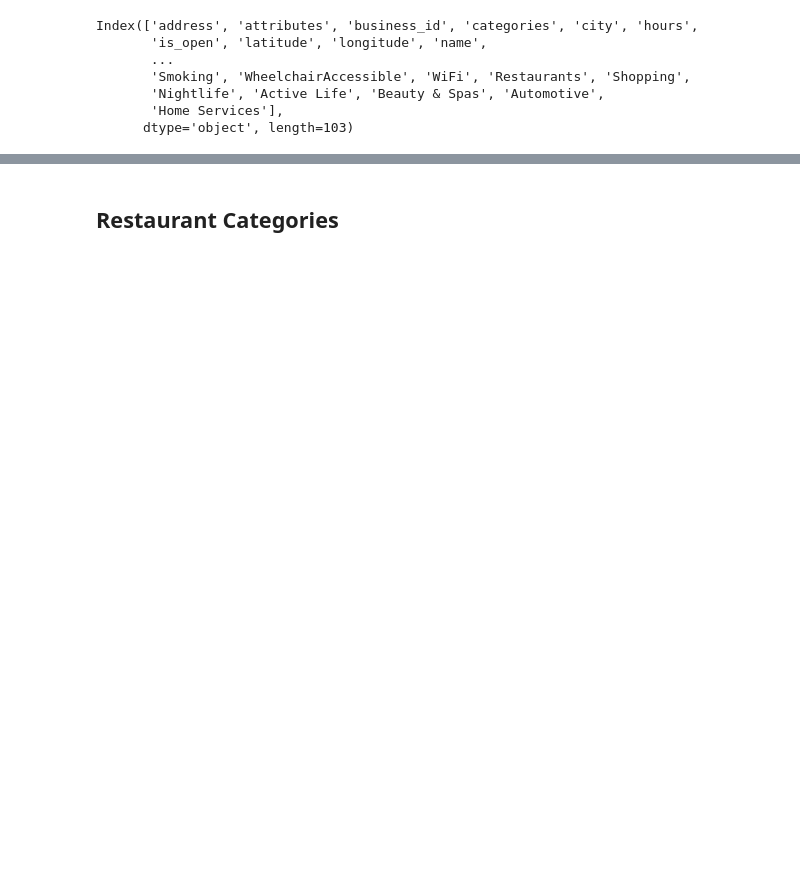
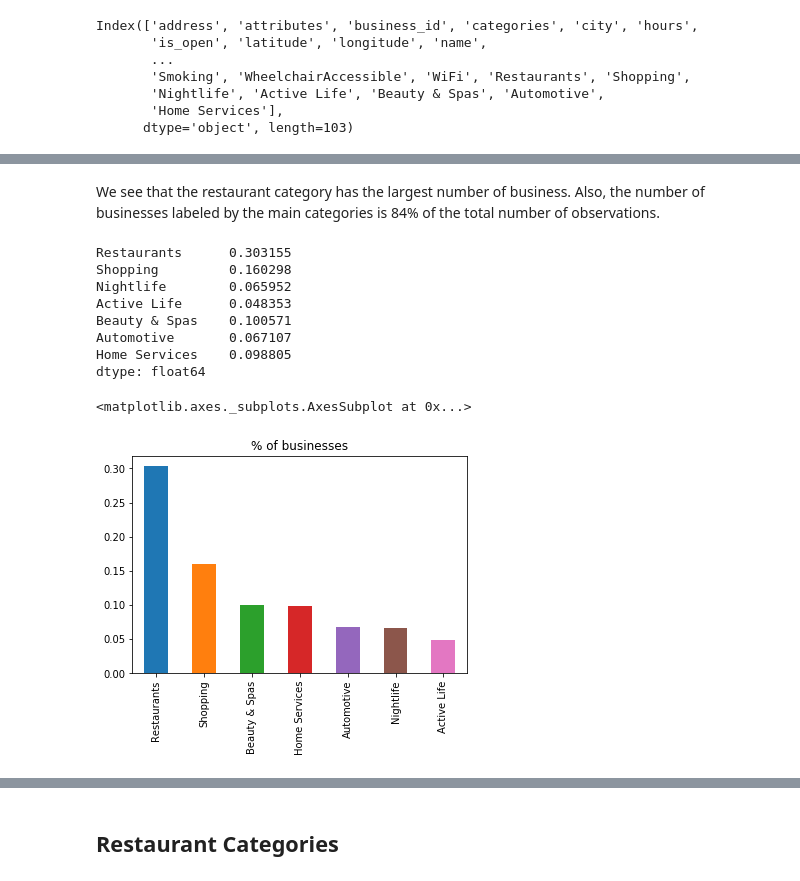
Before and after one commit to mkeisenbach/yelp-analysis, a Jupyter notebook: Question1.ipynb, the cells around one changed output, grey strips where cells are left out. Cells and saved outputs as stored; diff of their text form; code cells hidden in the pictures; blank space fills up the shorter version.

```diff
--- a/Question1.ipynb
+++ b/Question1.ipynb
@@ -5,8 +5,11 @@ Is there a difference in the business stars by major categories (Restaurants, Sh
 # %%
 import pandas as pd
 import ProcessData as p
+import matplotlib.pyplot as plt
 %matplotlib inline
 
 # Read in data
 business_file = 'yelp_dataset/yelp_academic_dataset_business.json'
 business_df = pd.read_json(business_file, lines=True)
+print(business_df.shape)
+num_obs = business_df.shape[0]
@@ -48,0 +52,17 @@ business_df.stars.groupby(business_df.main_cats).mean().sort_values(ascending=Fa
+# %% [markdown]
+We see that the restaurant category has the largest number of business. Also, the number of businesses labeled by the main categories is 84% of the total number of observations.
+# %%
+per_counts_by_category = business_df[categories].sum()/num_obs
+print(per_counts_by_category)
+per_counts_by_category.sort_values(ascending=False).plot.bar(title='% of businesses')
+# %% [output]
+Restaurants      0.303155
+Shopping         0.160298
+Nightlife        0.065952
+Active Life      0.048353
+Beauty & Spas    0.100571
+Automotive       0.067107
+Home Services    0.098805
+dtype: float64
+<matplotlib.axes._subplots.AxesSubplot at 0x...>
+[figure, added]
```
Also changed, not shown: parts of 28 cells of this notebook, 3 other files.
